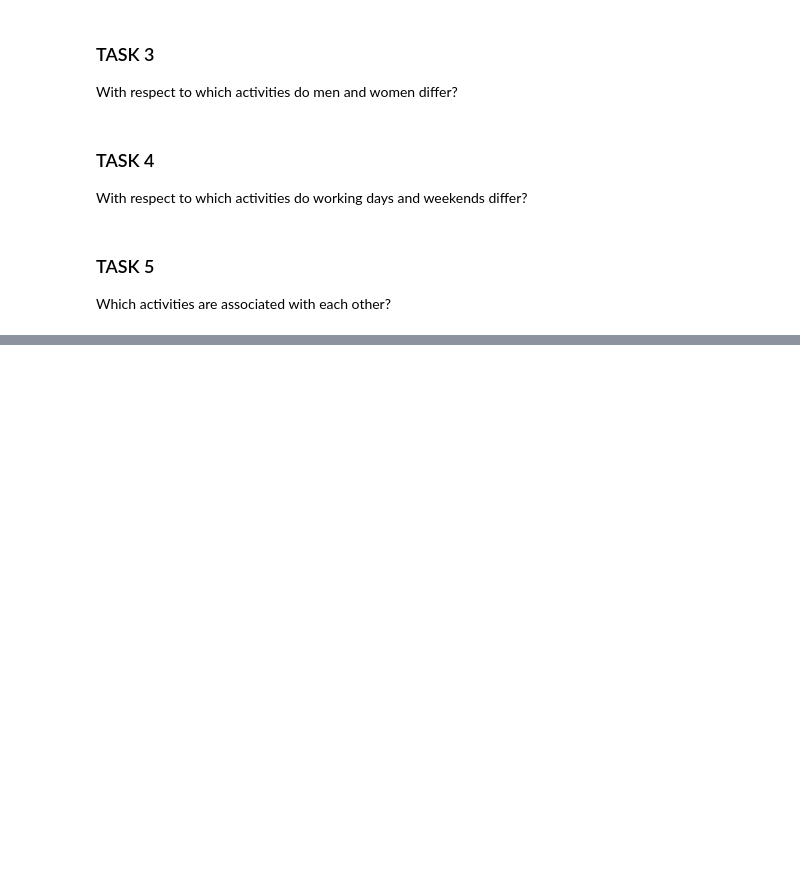
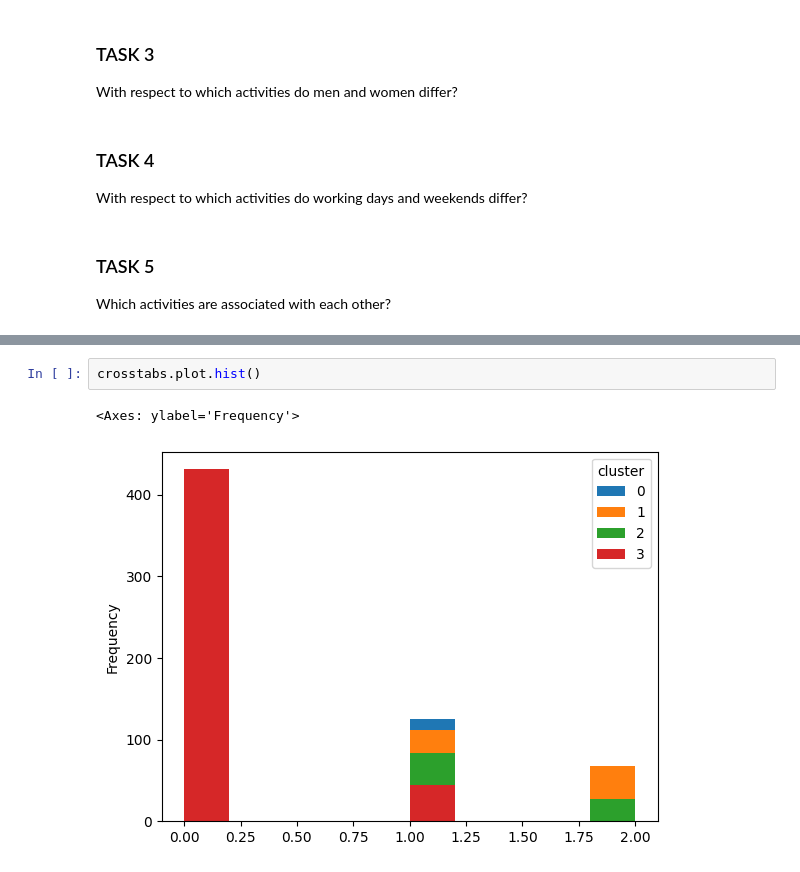
Before and after one commit to heinohen/household_habits_SDA, a Jupyter notebook: habits.ipynb, the cells around one changed output, grey strips where cells are left out. Saved outputs shown, nothing was run; the diff lists cells and outputs as text; blank space fills up the shorter version.

```diff
--- a/habits.ipynb
+++ b/habits.ipynb
@@ -406,0 +501,5 @@ print(S.shapiro(df_done.phonecall).pvalue) # NOT NORMAL
+# %%
+crosstabs.plot.hist()
+# %% [output]
+<Axes: ylabel='Frequency'>
+[figure, added]
```
Also changed, not shown: parts of 28 cells of this notebook.
